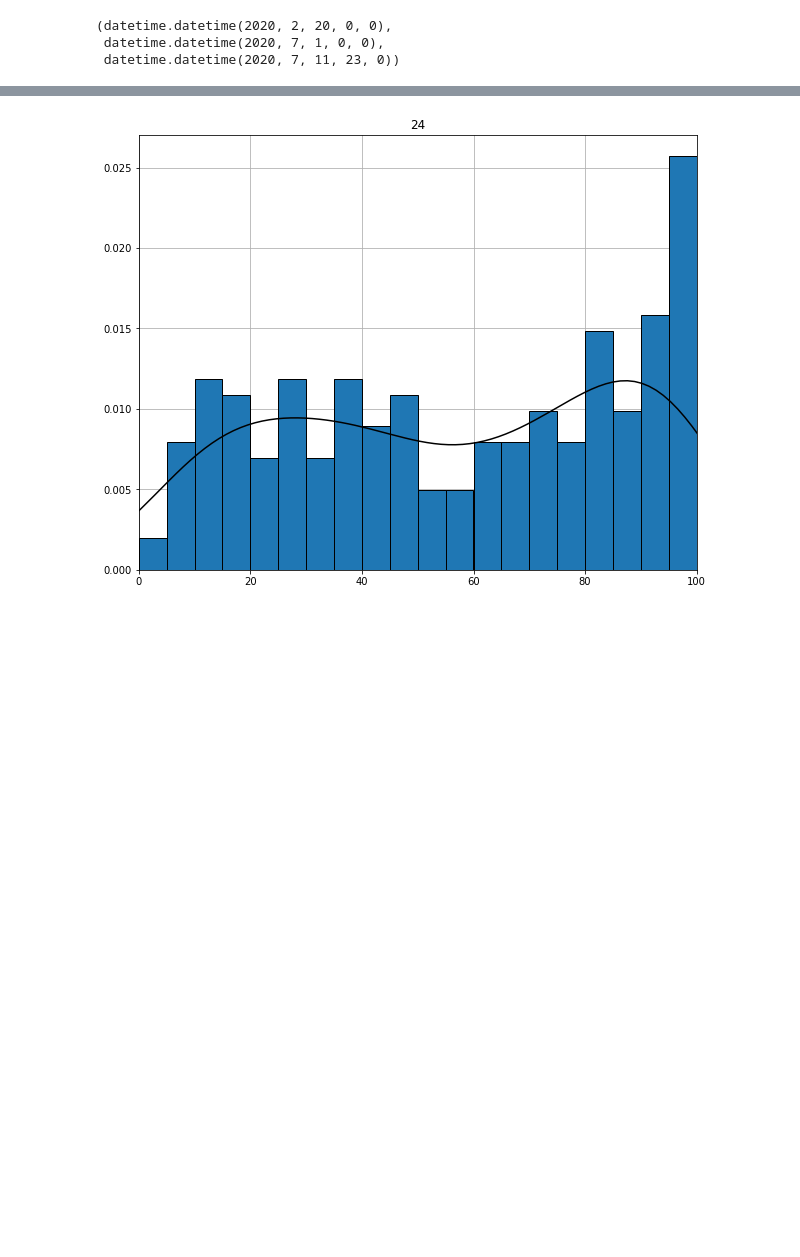
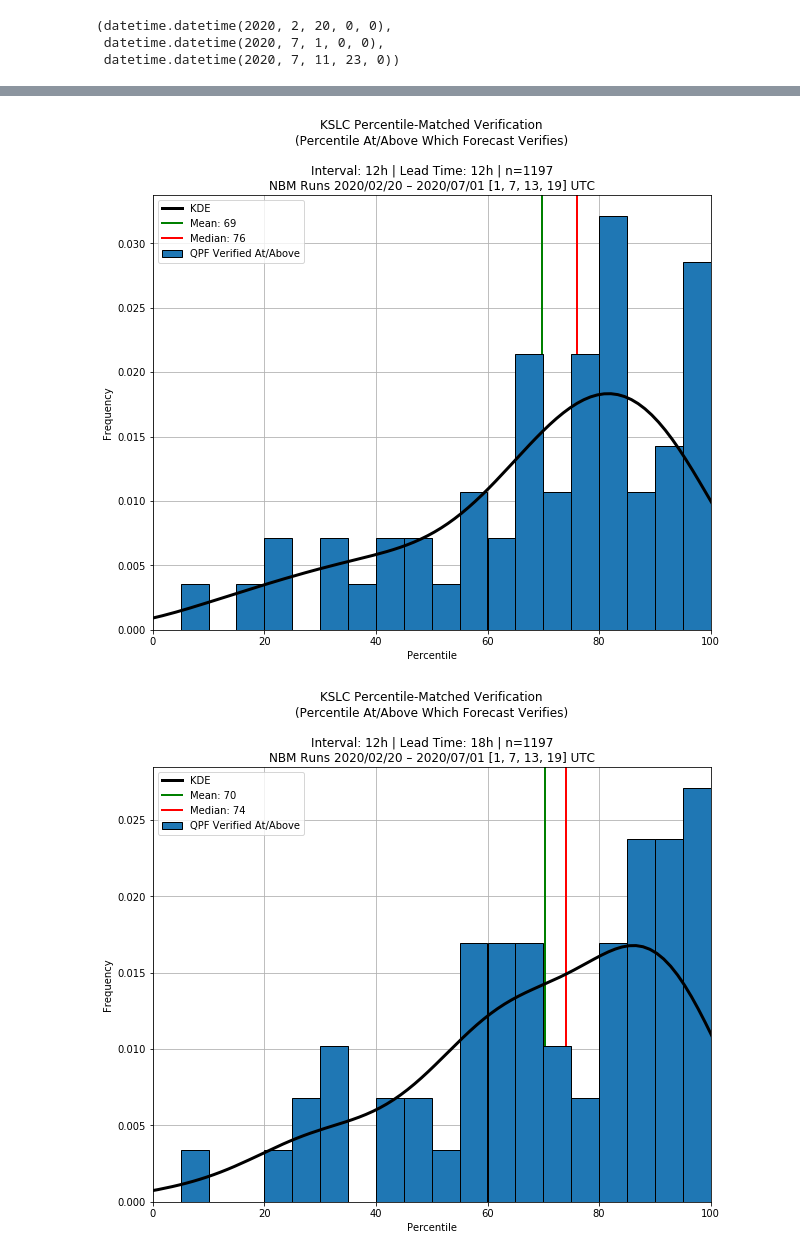
Before and after one commit to m-wessler/nbm-verify, a Jupyter notebook: notebooks/verify_1Dqpf_dev.ipynb, the cells around one changed output, grey strips where cells are left out. Drawn from its saved outputs; the diff is of its cells as text; code cells hidden in the pictures; blank space fills up the shorter version.

Commit message:
completed rank verification histograms

```diff
--- a/notebooks/verify_1Dqpf_dev.ipynb
+++ b/notebooks/verify_1Dqpf_dev.ipynb
@@ -107,8 +107,8 @@ def get_precip_obs(s, d0, d1):
     return allints
 # %%
 # NBM 1D Viewer Site to use
-site = 'KSEA'
-vsite = 'KSEA' #expand to list of sties later on?
+site = 'KSLC'
+vsite = 'KSLC' #expand to list of sties later on?
 init_hours = [1, 7, 13, 19] #[4, 16]
 
 datadir = './%s/data/'%site
@@ -296,15 +288,17 @@ for fi in intervals:
         ikeys_perc_int = np.array([k.split('_')[-1].split('%')[0] for k in ikeys if '%' in k]).astype(int)
         psort = np.argsort(ikeys_perc_int)
 
-        idata_perc = nbm[nbm['LeadTime'] == lt].loc[:, ikeys_perc[isort]]#.values
+        idata_perc = nbm[nbm['LeadTime'] == lt].loc[:, ikeys_perc[psort]]#.values
         nbm_perc[fi][lt] = idata_perc
 # %%
-for fhr in np.arange(24, 30, 6):
+interval = 12
+
+for lead_time in np.arange(interval, 36, 6):
 
     fig, ax = plt.subplots(1, figsize=(10, 8))
     bins = np.arange(0, 101, 5)
 
-    verif_perc = nbm_perc[24][fhr].merge(obs['24h_precip_mm'], on='ValidTime')
+    verif_perc = nbm_perc[interval][lead_time].merge(obs['%sh_precip_mm'%interval], on='ValidTime')
 
     vlevel, vamt, vamt_fx = [], [], []
     for i in range(len(verif_perc)):
@@ -313,34 +307,46 @@ for fhr in np.arange(24, 30, 6):
         if vv > 0:
 
             vp = np.searchsorted(verif_perc.iloc[i, :-1].values, vv, 'right')
             # vp = np.argmin(abs(verif_perc.iloc[i, :-1].values - vv))
             vlevel.append(vp)
             vamt.append(vv)
 
             # THE VALUE FOR VP DISPLAYED IS THE PERCENTILE ABOVE WHICH THE FORECAST VERIFIED
             # Therefore, a value of 65 means the observed value verified between the 65th and 66th percentile
             # (Switch to vp+2 to get the percentile verified below)
             try:
                 vf = verif_perc.iloc[i, :-1][vp]
                 # print(vp+1, verif_perc.iloc[i, :-1][vp-1], vv, verif_perc.iloc[i, :-1][vp])
 
             except:
                 vp -= 1
                 vf = verif_perc.iloc[i, :-1][vp]
                 # print(vp+1, verif_perc.iloc[i, :-1][vp-1], vv, verif_perc.iloc[i, :-1][vp])
 
             vamt_fx.append(vf)
 
     vlevel = np.array(vlevel)
     vamt = np.array(vamt)
     vamt_fx = np.array(vamt_fx)
 
-    ax.hist(vlevel, bins=bins, edgecolor='k', color='C0', zorder=10, density=True)
-    sns.kdeplot(vlevel, ax=ax, zorder=10, color='k')
+    ax.hist(vlevel, bins=bins, edgecolor='k', color='C0', zorder=10, density=True, label='QPF Verified At/Above')
+    sns.kdeplot(vlevel, ax=ax, zorder=10, color='k', linewidth=3, label='KDE')
+
+    ax.axvline(np.nanmean(vlevel), label='Mean: %d'%np.nanmean(vlevel), color='g', linewidth=2)
+    ax.axvline(np.percentile(vlevel, 50), label='Median: %d'%np.percentile(vlevel, 50), color='r', linewidth=2)
 
     ax.set_xlim([0, 100])
+    ax.set_xlabel('Percentile')
+    ax.set_ylabel('Frequency')
+
+    ax.set_title(('{} Percentile-Matched Verification\n(Percentile At/Above Which Forecast Verifies)' +
+                  '\n\nInterval: {}h | Lead Time: {}h | n={}\nNBM Runs {} – {} {} UTC').format(
+        site, interval, lead_time, len(vlevel_all), date0.strftime('%Y/%m/%d'), date1.strftime('%Y/%m/%d'), init_hours))
+
     ax.grid()
-    plt.title(fhr)
+    ax.legend()
+
     plt.show()
 # %% [output]
-[figure, old version]
+[figure, new version]
+[figure, added]
```
Also changed, not shown: parts of 4 cells of this notebook.
